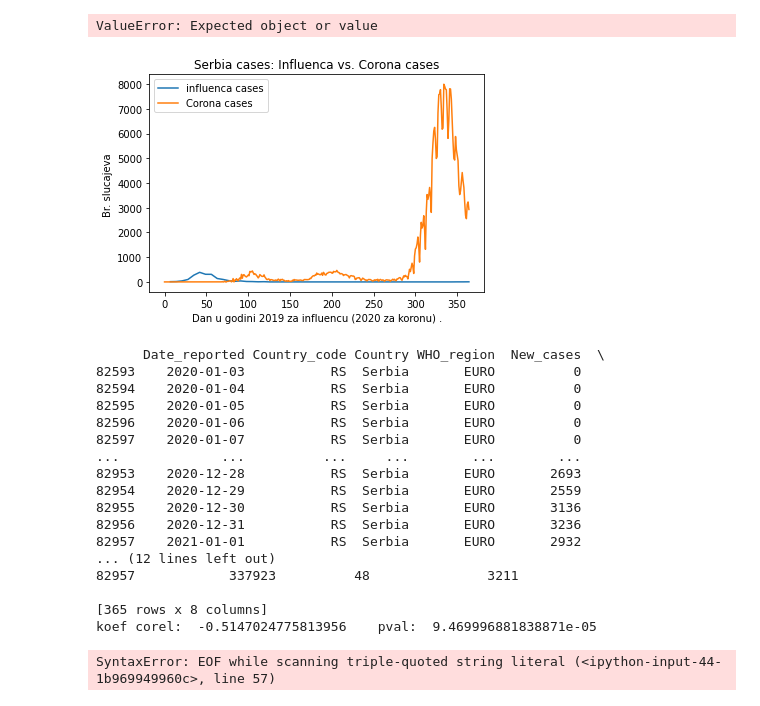
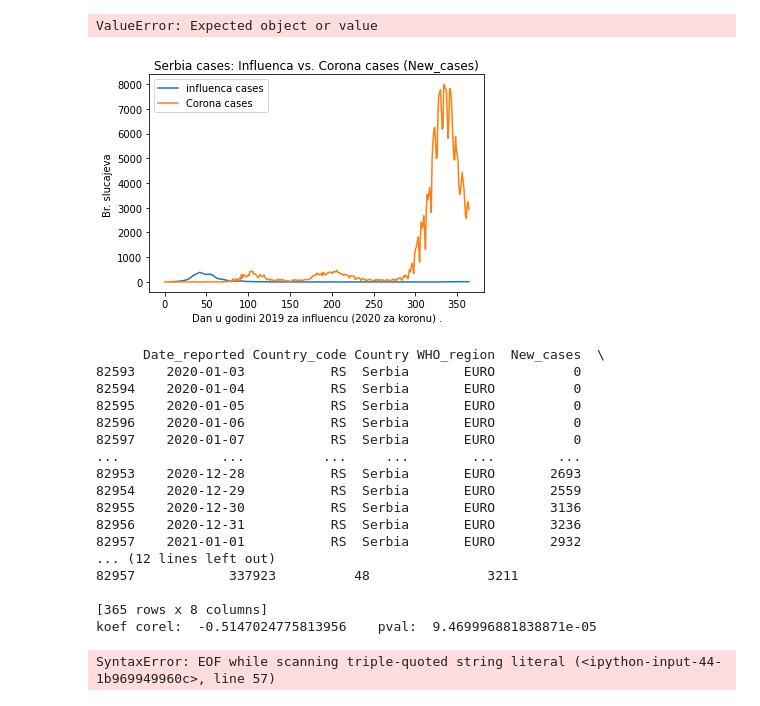
Before and after one commit to markodjukanovic90/belbi-cov19, a Jupyter notebook: skripta/skripta_belbi.ipynb, the cells around one changed output. Drawn from its saved outputs; the diff is of its cells as text; code cells hidden in the pictures.

```diff
--- a/skripta/skripta_belbi.ipynb
+++ b/skripta/skripta_belbi.ipynb
@@ -74,40 +74,43 @@ import matplotlib.pyplot as pt
 import numpy as np
 
 flu_serbia = pd.read_csv("../data/flu_serbia.csv")
 flu_serbia_y2020 = flu_serbia[flu_serbia["Year"] == 2019]
 flu_serbia_y2020_w10 = flu_serbia_y2020[flu_serbia_y2020["Week"] >= 0 ]
-#print(flu_serbia_y2020_w10)
 
-pt.plot(flu_serbia_y2020_w10["Week"] * 7, flu_serbia_y2020_w10["INF_A"], label="influenca cases" )
+column_flu_compare = "ALL_INF" # "INF_A"
+
+pt.plot(flu_serbia_y2020_w10["Week"] * 7, flu_serbia_y2020_w10[ column_flu_compare ], label="influenca cases" )
 pt.xlabel("Dan u godini 2019 za influencu (2020 za koronu) .")
 pt.ylabel("Br. slucajeva ")
-pt.title("Serbia cases: Influenca vs. Corona cases")
 
 # korona podaci i odnos:
 # who podaci: WHO-COVID-19-global-data.csv
-# start with March (firs positive COVID case)
+# start with March (first positive COVID case)
+
+column = "New_deaths" #or "New_cases"
 shift = 0
 who_dat = pd.read_csv("../data/WHO-COVID-19-global-data.csv")
 who_dat_serbia = who_dat[ who_dat["Country"] == "Serbia"  ]
 who_dat_serbia_pos = who_dat_serbia #[who_dat_serbia["New_cases"] > 0   ]
 who_dat_serbia_pos = who_dat_serbia_pos[shift: (shift + 365) ]
-pt.plot( range(shift, (who_dat_serbia_pos["New_cases"].shape[ 0 ] + shift), 1), who_dat_serbia_pos["New_cases"].values, label="Corona cases" )
+pt.plot( range(shift, (who_dat_serbia_pos[ column ].shape[ 0 ] + shift), 1), who_dat_serbia_pos[ column ].values, label="Corona cases" )
 pt.legend()
+pt.title("Serbia cases: Influenca vs. Corona cases " + "(" + column + ")" )
 pt.show()
 
 # corelation between corona cases in (2020) and influenca cases in 2019: all for Serbia
 
 from scipy.stats import spearmanr
 print(who_dat_serbia_pos)
 
 cumul_by_week_serbia = []
 for i in range(len(who_dat_serbia_pos) // 7 ):
-    cumul_by_week_serbia.append(who_dat_serbia_pos["New_cases"][ i*7 :  (i+1) * 7 ].mean())
+    cumul_by_week_serbia.append(who_dat_serbia_pos[ column ][ i*7 :  (i+1) * 7 ].mean())
 
 value, pval = spearmanr(flu_serbia_y2020_w10["INF_A"].values, cumul_by_week_serbia  )
 print("koef corel: ", value, " ", " pval: ", pval)
 # %% [output]
-[figure, old version]
+[figure, new version]
       Date_reported Country_code Country WHO_region  New_cases  \
 82593    2020-01-03           RS  Serbia       EURO          0
 82594    2020-01-04           RS  Serbia       EURO          0
```
